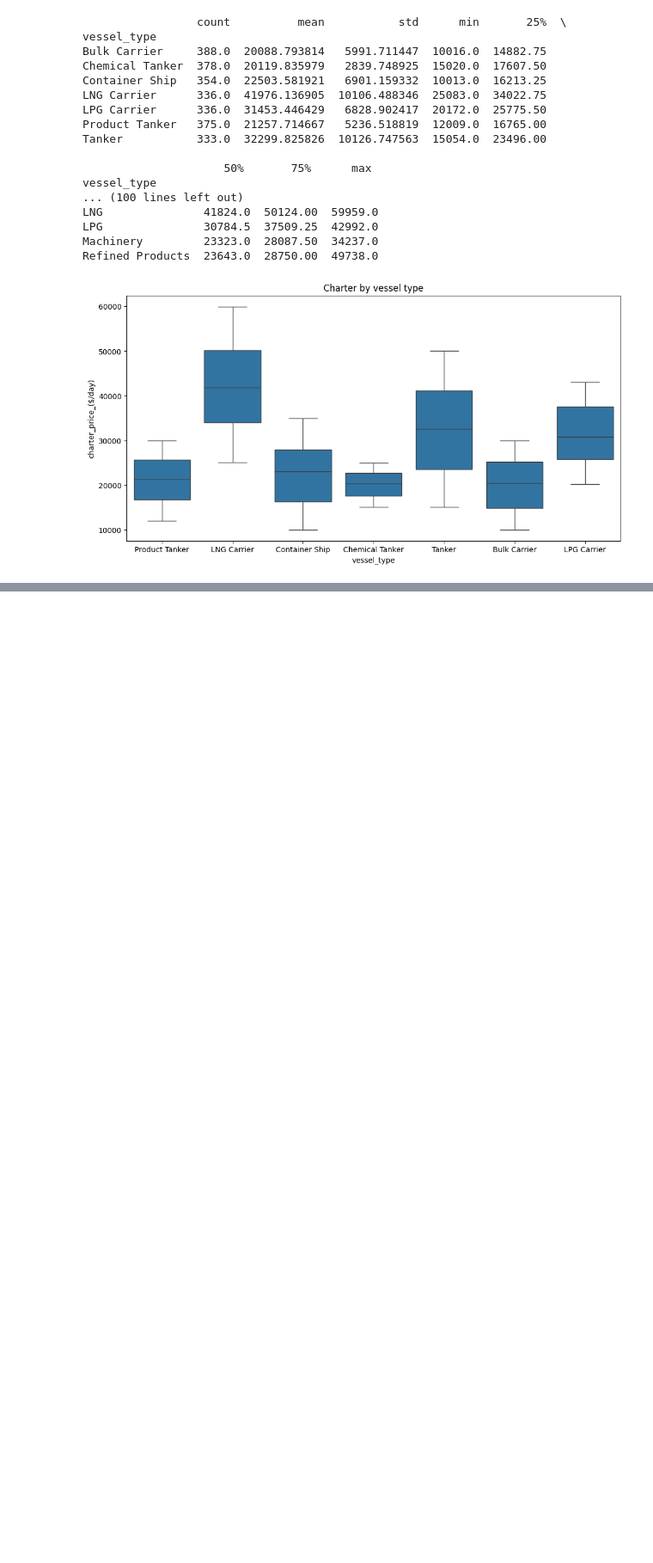
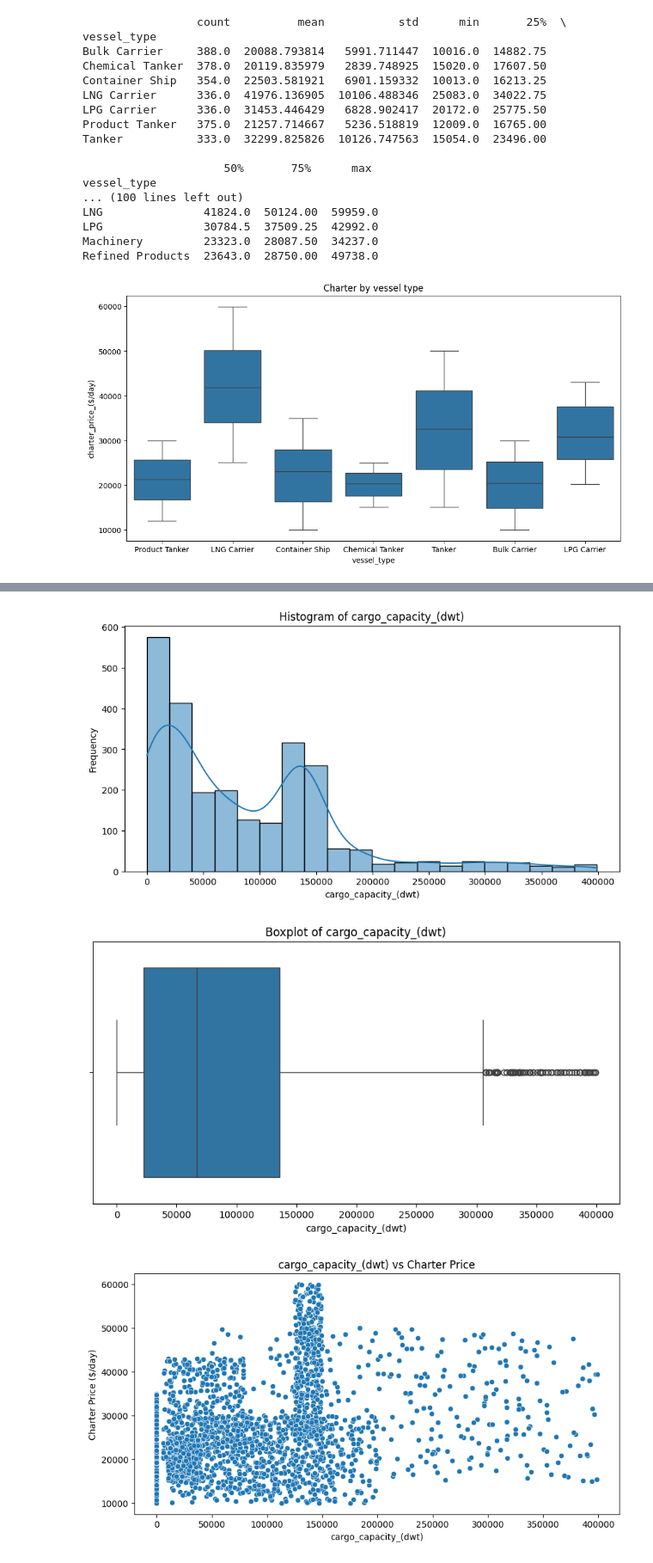
Before and after one commit to Ladozuki/Marine-ML, a Jupyter notebook: scripts/cleaning_data.ipynb, the cells around one changed output, grey strips where cells are left out. Shown at 86% size. Saved outputs shown, nothing was run; the diff lists cells and outputs as text; code cells hidden in the pictures; blank space fills up the shorter version.

```diff
--- a/scripts/cleaning_data.ipynb
+++ b/scripts/cleaning_data.ipynb
@@ -229,0 +239,28 @@ df.head()
+# %%
+# Histograms and Boxplots for cargo capacity, container capacity, vessel length, and vessel breadth
+numerical_cols_1 = ['cargo_capacity_(dwt)', 'container_capacity_(teu)', 'vessel_length_(m)']
+for col in numerical_cols_1:
+    plt.figure(figsize=(10, 5))
+    sns.histplot(df[col], bins=20, kde=True)
+    plt.title(f'Histogram of {col}')
+    plt.xlabel(col)
+    plt.ylabel('Frequency')
+    plt.show()
+
+    plt.figure(figsize=(10, 5))
+    sns.boxplot(x=df[col])
+    plt.title(f'Boxplot of {col}')
+    plt.xlabel(col)
+    plt.show()
+
+    # Scatter Plots for relationships with charter price
+    plt.figure(figsize=(10, 5))
+    sns.scatterplot(data=df, x=col, y='charter_price_($/day)')
+    plt.title(f'{col} vs Charter Price')
+    plt.xlabel(col)
+    plt.ylabel('Charter Price ($/day)')
+    plt.show()
+# %% [output]
+[figure, added]
+[figure, added]
+[figure, added]
```
Also changed, not shown: parts of 8 cells of this notebook, 1 other file.
